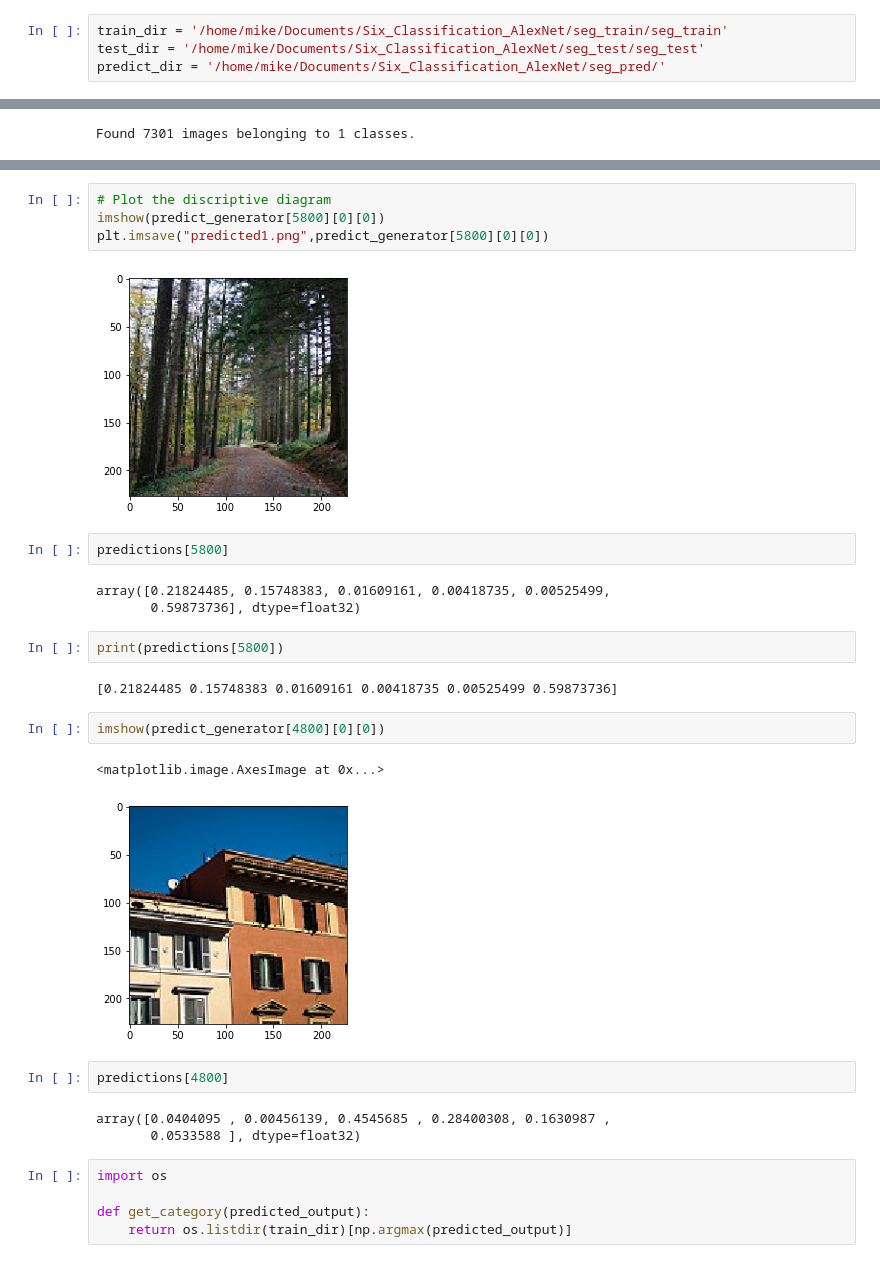
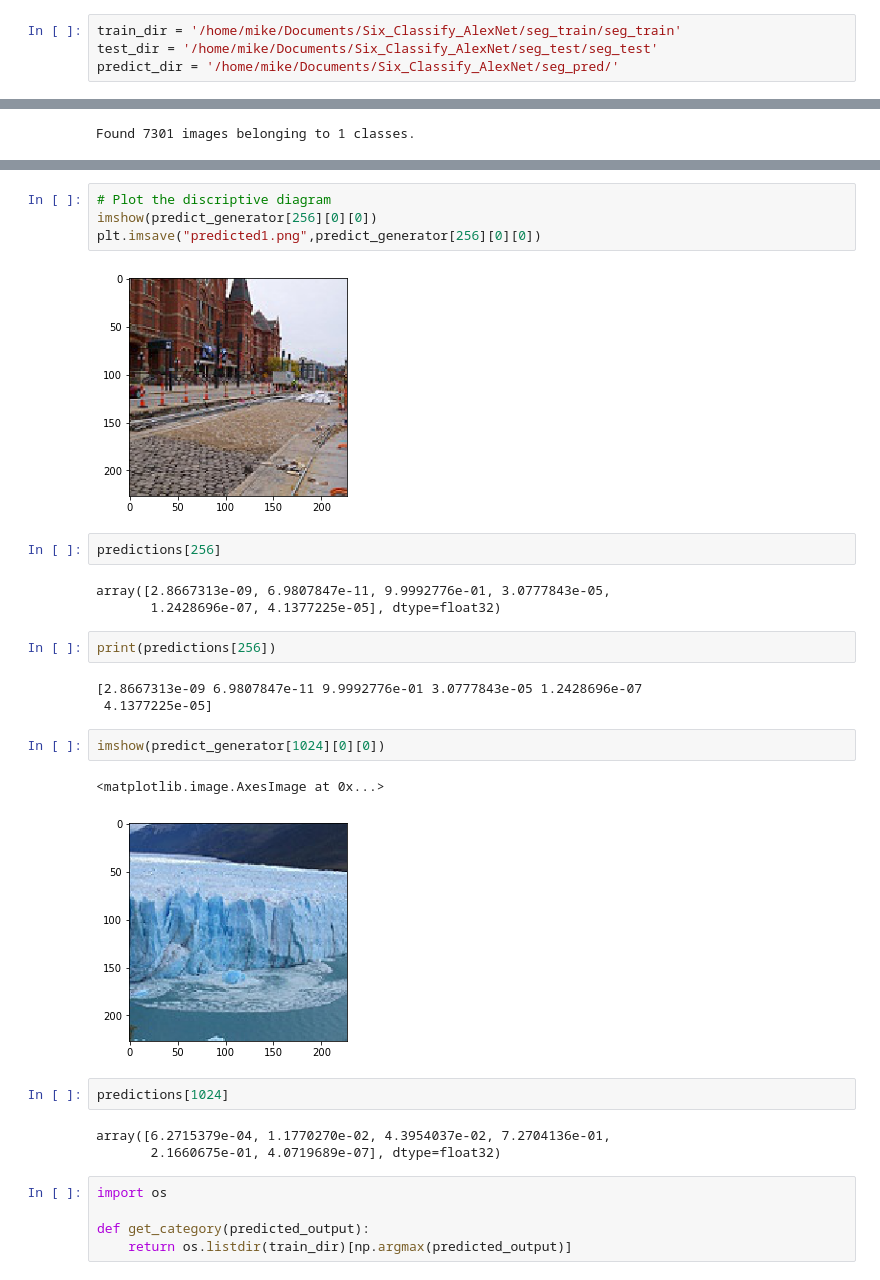
Before and after one commit to mikechen66/AlexNet_ILSVRC2012_TF2, a Jupyter notebook: six_classify_project/six_classify.ipynb, the cells around one changed output, grey strips where cells are left out. Saved outputs shown, nothing was run; the diff lists cells and outputs as text.

```diff
--- a/six_classify_project/six_classify.ipynb
+++ b/six_classify_project/six_classify.ipynb
@@ -59,9 +59,9 @@ Trainable params: 62,384,350
 Non-trainable params: 0
 _________________________________________________________________
 # %%
-train_dir = '/home/mike/Documents/Six_Classification_AlexNet/seg_train/seg_train'
-test_dir = '/home/mike/Documents/Six_Classification_AlexNet/seg_test/seg_test'
-predict_dir = '/home/mike/Documents/Six_Classification_AlexNet/seg_pred/'
+train_dir = '/home/mike/Documents/Six_Classify_AlexNet/seg_train/seg_train'
+test_dir = '/home/mike/Documents/Six_Classify_AlexNet/seg_test/seg_test'
+predict_dir = '/home/mike/Documents/Six_Classify_AlexNet/seg_pred/'
 # %%
 # keras.preprocessing.image.ImageDataGenerator
 train_datagen = ImageDataGenerator(rescale=1.0/255)
@@ -153,28 +156,29 @@ predictions = model.predict(predict_generator,
 # %%
 # Plot the discriptive diagram
-imshow(predict_generator[5800][0][0])
-plt.imsave("predicted1.png",predict_generator[5800][0][0])
+imshow(predict_generator[256][0][0])
+plt.imsave("predicted1.png",predict_generator[256][0][0])
 # %% [output]
-[figure, old version]
+[figure, new version]
 # %%
-predictions[5800]
+predictions[256]
 # %% [output]
-array([0.21824485, 0.15748383, 0.01609161, 0.00418735, 0.00525499,
-       0.59873736], dtype=float32)
+array([2.8667313e-09, 6.9807847e-11, 9.9992776e-01, 3.0777843e-05,
+       1.2428696e-07, 4.1377225e-05], dtype=float32)
 # %%
-print(predictions[5800])
+print(predictions[256])
 # %% [output]
-[0.21824485 0.15748383 0.01609161 0.00418735 0.00525499 0.59873736]
+[2.8667313e-09 6.9807847e-11 9.9992776e-01 3.0777843e-05 1.2428696e-07
+ 4.1377225e-05]
 # %%
-imshow(predict_generator[4800][0][0])
+imshow(predict_generator[1024][0][0])
 # %% [output]
 <matplotlib.image.AxesImage at 0x...>
-[figure, old version]
+[figure, new version]
 # %%
-predictions[4800]
+predictions[1024]
 # %% [output]
-array([0.0404095 , 0.00456139, 0.4545685 , 0.28400308, 0.1630987 ,
-       0.0533588 ], dtype=float32)
+array([6.2715379e-04, 1.1770270e-02, 4.3954037e-02, 7.2704136e-01,
+       2.1660675e-01, 4.0719689e-07], dtype=float32)
 # %%
 import os
 
```
Also changed, not shown: parts of 7 cells of this notebook.
